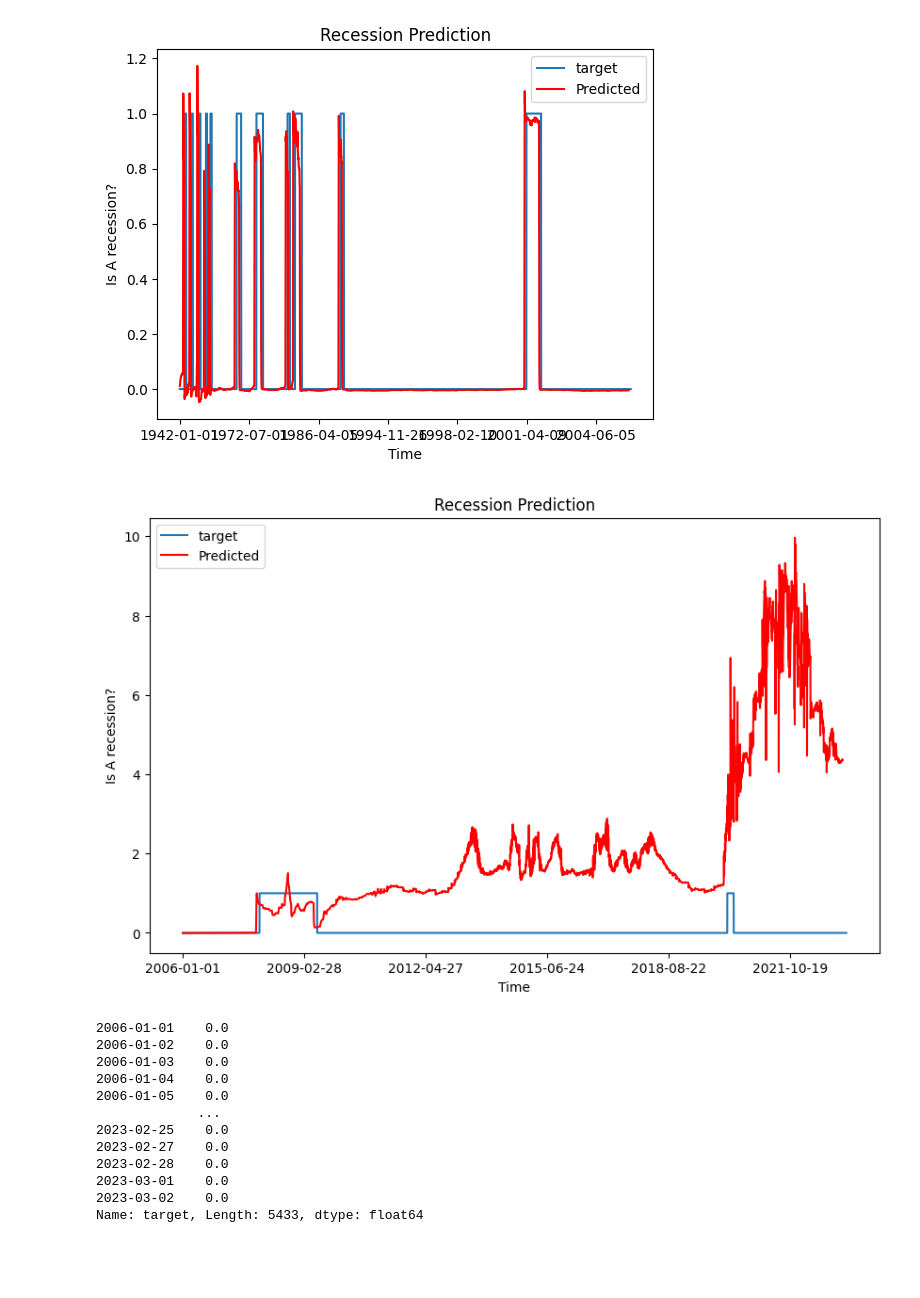
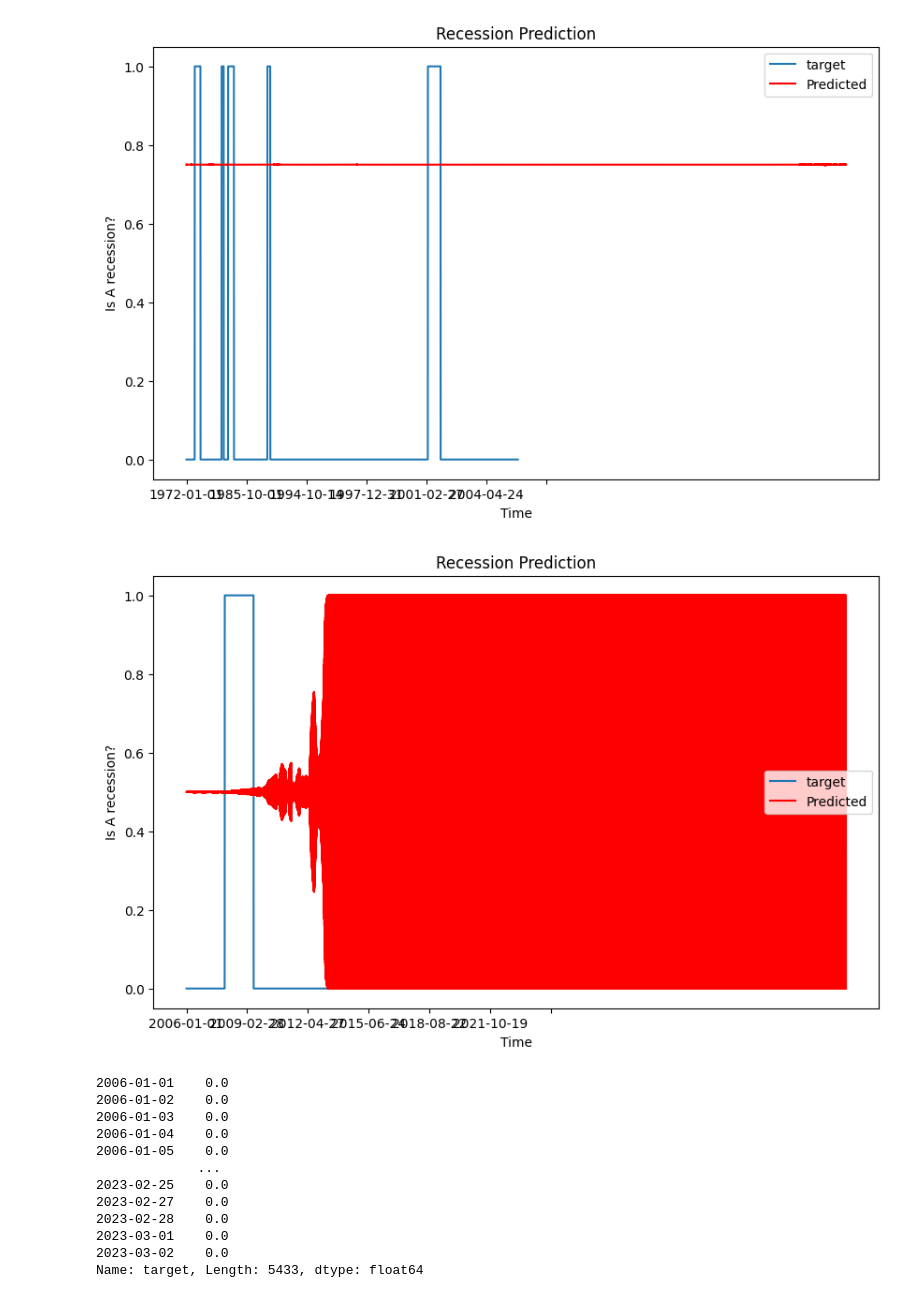
Before and after one commit to AmineMahdioui/projet-de-fin-d-annee, a Jupyter notebook: New try LSTM.ipynb, the cells around one changed output. Cells and saved outputs as stored; diff of their text form; code cells hidden in the pictures; blank space fills up the shorter version.

```diff
--- a/New try LSTM.ipynb
+++ b/New try LSTM.ipynb
@@ -17,7 +36,7 @@ df=pd.read_csv('Data/HistoricalVariables.csv',index_col=0)
 df['target'] = recessions =  DataReader('USREC', 'fred', start='1800')
 df['target'].fillna(method='ffill',inplace=True)
 # df=df.fillna(-1)
-df=df['1942':]
+df=df['1972':]
 print(df.shape)
 df.head()
 # %% [output]
@@ -146,26 +180,26 @@ Prediction Shape- (6467, 1)
 # %%
-df_for_training["target"].plot()
-plt.plot(prediction_train, color = 'red', label = 'Predicted')
+df_for_training["target"].plot(figsize=(13,3))
+plt.plot(*prediction_train, color = 'red', label = 'Predicted')
 
 plt.title('Recession Prediction')
 plt.xlabel('Time')
 plt.ylabel('Is A recession?')
 plt.legend()
 plt.show()
 # %% [output]
-[figure, old version]
+[figure, new version]
 # %%
 plt.figure(figsize=(10,6))
 # plt.plot(df_for_testing["target"], color = 'red', label = 'Real')
 df_for_testing["target"].plot()
-plt.plot(prediction, color = 'red', label = 'Predicted')
+plt.plot(prediction/prediction.max(), color = 'red', label = 'Predicted')
 plt.title('Recession Prediction')
 plt.xlabel('Time')
 plt.ylabel('Is A recession?')
 plt.legend()
 plt.show()
 # %% [output]
-[figure, old version]
+[figure, new version]
 # %%
 df_for_testing["target"].iloc[:-30]
 # %% [output]
```
Also changed, not shown: parts of 13 cells of this notebook.
